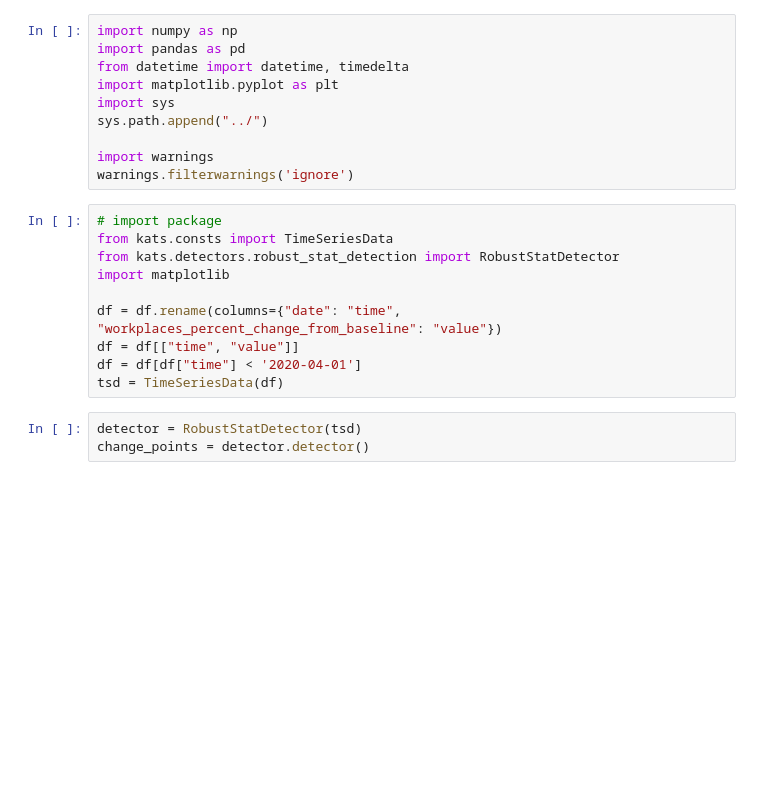
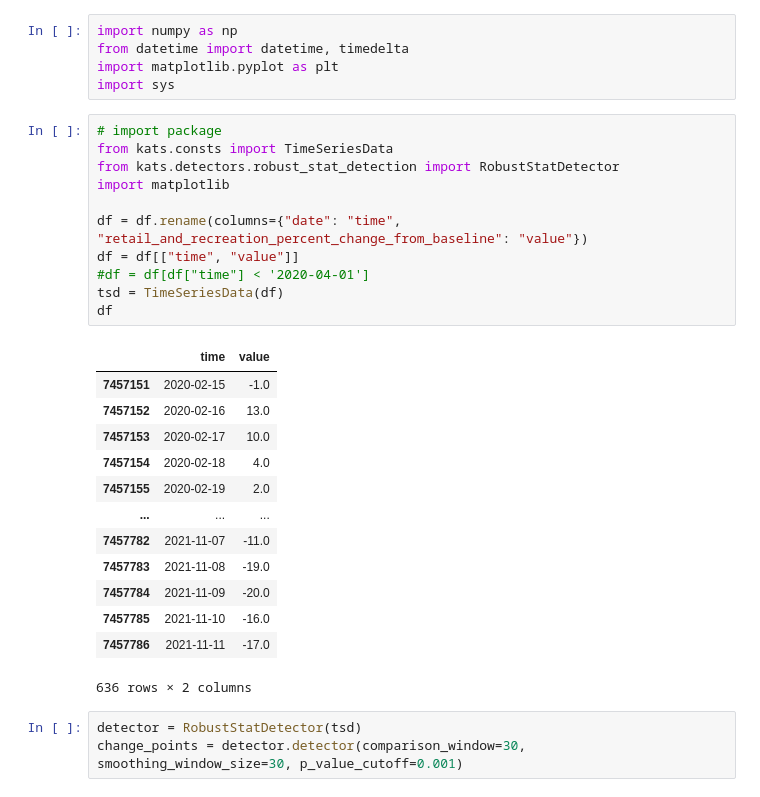
Before and after one commit to sharmeelee/Changepoint-Detection-Capstone, a Jupyter notebook: EDA/katsExploration-RobustStatDetector.ipynb, the cells around one changed output. Cells and saved outputs as stored; diff of their text form; blank space fills up the shorter version.

```diff
--- a/EDA/katsExploration-RobustStatDetector.ipynb
+++ b/EDA/katsExploration-RobustStatDetector.ipynb
@@ -21,26 +10,36 @@ df[df.sub_region_2=='King County']
 # %%
 import numpy as np
-import pandas as pd
 from datetime import datetime, timedelta
 import matplotlib.pyplot as plt
 import sys
-sys.path.append("../")
-
-import warnings
-warnings.filterwarnings('ignore')
 # %%
 # import package
 from kats.consts import TimeSeriesData
 from kats.detectors.robust_stat_detection import RobustStatDetector
 import matplotlib
 
-df = df.rename(columns={"date": "time", "workplaces_percent_change_from_baseline": "value"})
+df = df.rename(columns={"date": "time", "retail_and_recreation_percent_change_from_baseline": "value"})
 df = df[["time", "value"]]
-df = df[df["time"] < '2020-04-01']
+#df = df[df["time"] < '2020-04-01']
 tsd = TimeSeriesData(df)
+df
+# %% [output]
+|  | time | value |
+| 7457151 | 2020-02-15 | -1.0 |
+| 7457152 | 2020-02-16 | 13.0 |
+| 7457153 | 2020-02-17 | 10.0 |
+| 7457154 | 2020-02-18 | 4.0 |
+| 7457155 | 2020-02-19 | 2.0 |
+| ... | ... | ... |
+| 7457782 | 2021-11-07 | -11.0 |
+| 7457783 | 2021-11-08 | -19.0 |
+| 7457784 | 2021-11-09 | -20.0 |
+| 7457785 | 2021-11-10 | -16.0 |
+| 7457786 | 2021-11-11 | -17.0 |
+636 rows × 2 columns
 # %%
 detector = RobustStatDetector(tsd)
-change_points = detector.detector()
+change_points = detector.detector(comparison_window=30, smoothing_window_size=30, p_value_cutoff=0.001)
 # %%
 plt.rcParams["figure.figsize"] = (20,3)
 plt.xticks(rotation=45)
```
Also changed, not shown: parts of 2 cells of this notebook.
